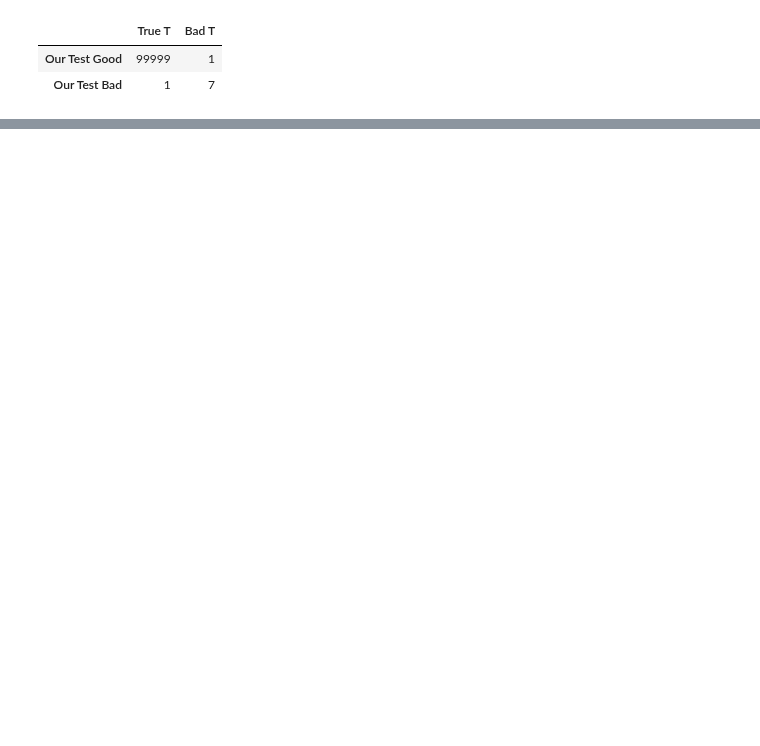
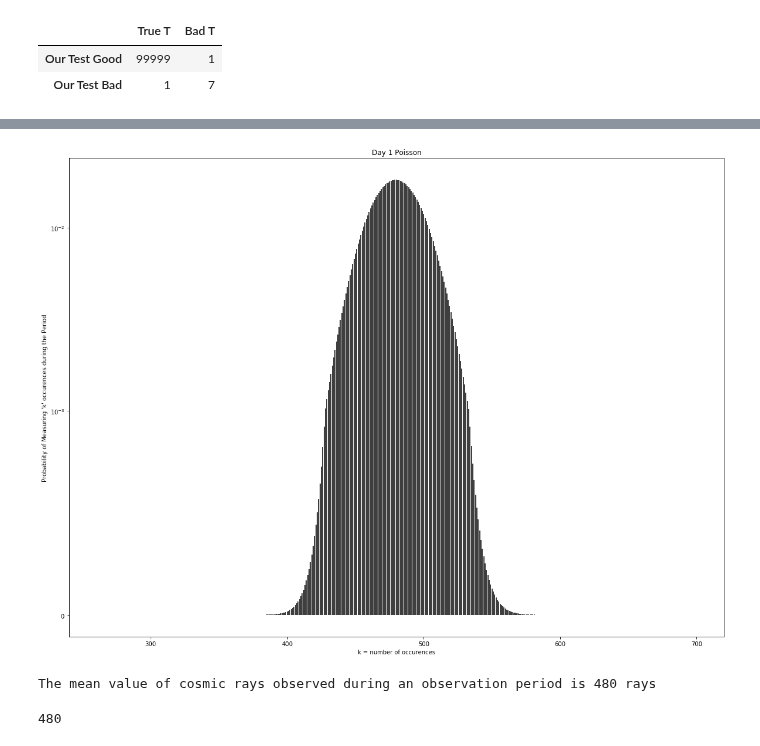
Before and after one commit to jbc1216/434-Portfolio, a Jupyter notebook: FinchCarr_Lab03.ipynb, the cells around one changed output, grey strips where cells are left out. Drawn from its saved outputs; the diff is of its cells as text; code cells hidden in the pictures; blank space fills up the shorter version.

```diff
--- a/FinchCarr_Lab03.ipynb
+++ b/FinchCarr_Lab03.ipynb
@@ -91,0 +186,21 @@ TruthFrame
+# %%
+fig, ax = plt.subplots(1,1)
+plt.yscale('log')
+muK = 1 * 60 * 8
+k = np.arange(0,480*2,1)
+Poisson1 = stats.poisson.pmf(k, mu=muK)
+ax.vlines(k, 0, Poisson1, label='Poisson PMF for 1 Observation Night')
+plt.xlabel('k = number of occurences')
+plt.ylabel('Probability of Measuring \'k\' occurences during the Period')
+plt.title('Day 1 Poisson')
+ax.set_yscale('symlog', nonposy='clip', linthreshy=0.001)
+plt.xlim(240,480+240)
+plt.show()
+print(f'The mean value of cosmic rays observed during an observation period is {muK} rays')
+# %% [output]
+[figure, added]
+The mean value of cosmic rays observed during an observation period is 480 rays
+# %%
+muK
+# %% [output]
+480
```
Also changed, not shown: parts of 21 cells of this notebook.
